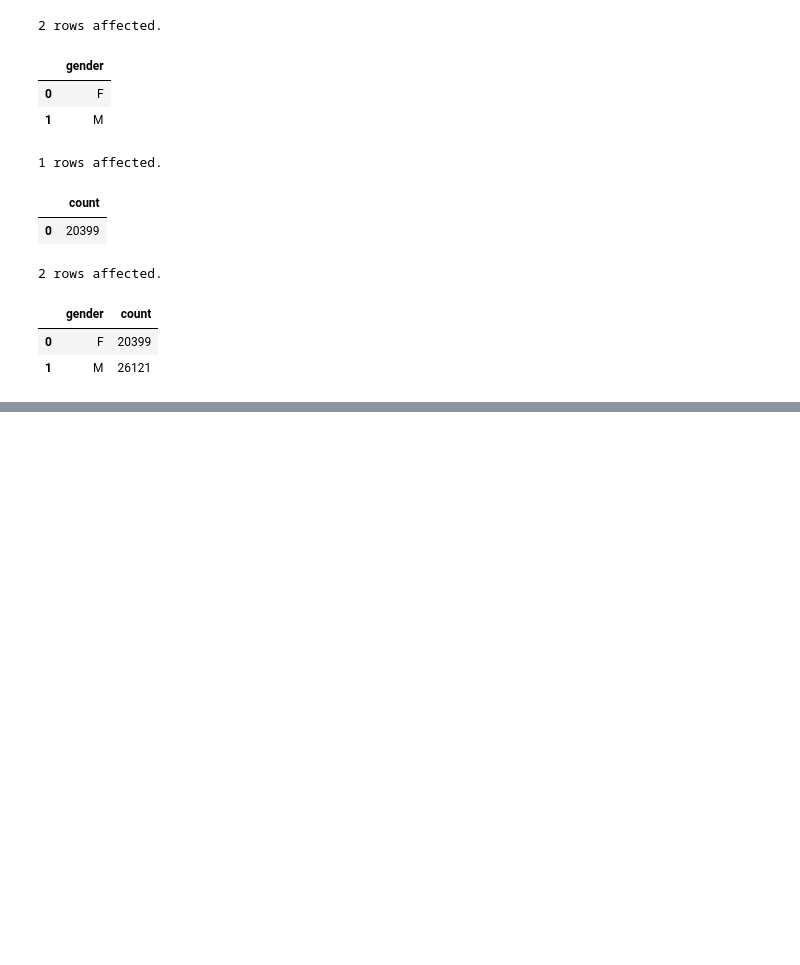
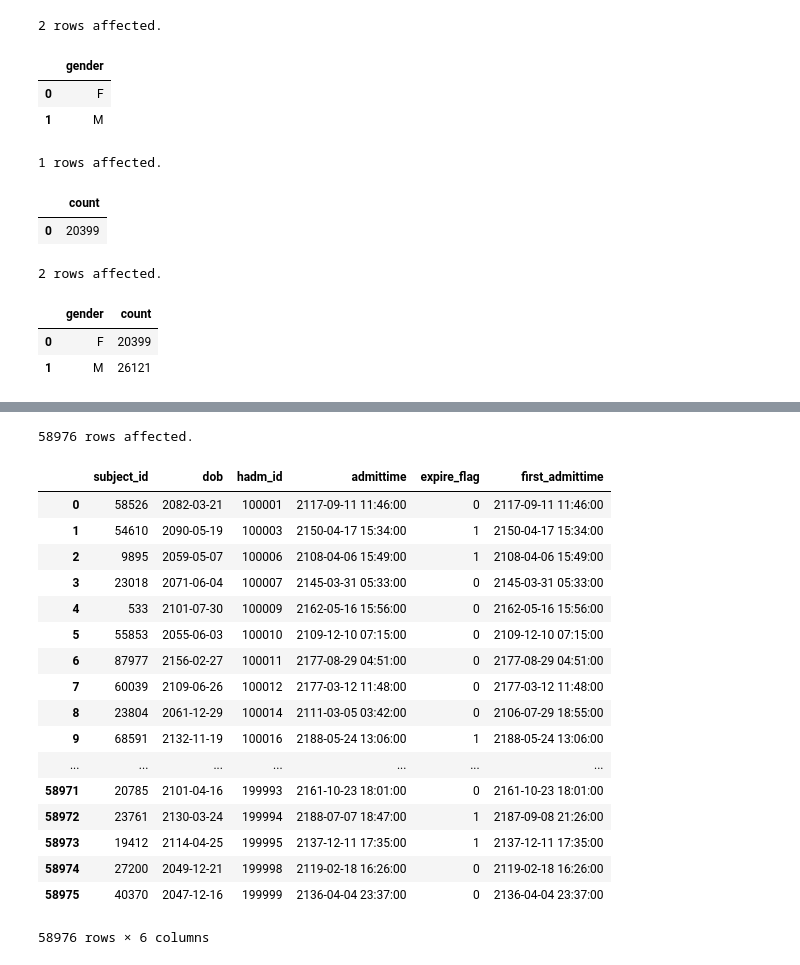
Before and after one commit to fehiepsi/mimic3, a Jupyter notebook: executable/querying.ipynb, the cells around one changed output, grey strips where cells are left out. Drawn from its saved outputs; the diff is of its cells as text; code cells hidden in the pictures; blank space fills up the shorter version.

```diff
--- a/executable/querying.ipynb
+++ b/executable/querying.ipynb
@@ -138,0 +182,27 @@ GROUP BY gender
+# %%
+%%sql SELECT p.subject_id, p.dob, a.hadm_id, a.admittime, p.expire_flag,
+    MIN (a.admittime) OVER (PARTITION BY p.subject_id) AS first_admittime
+FROM admissions a
+INNER JOIN patients p
+ON p.subject_id = a.subject_id
+ORDER BY a.hadm_id, p.subject_id;
+# %% [output]
+58976 rows affected.
+|  | subject_id | dob | hadm_id | admittime | expire_flag | first_admittime |
+| 0 | 58526 | 2082-03-21 | 100001 | 2117-09-11 11:46:00 | 0 | 2117-09-11 11:46:00 |
+| 1 | 54610 | 2090-05-19 | 100003 | 2150-04-17 15:34:00 | 1 | 2150-04-17 15:34:00 |
+| 2 | 9895 | 2059-05-07 | 100006 | 2108-04-06 15:49:00 | 1 | 2108-04-06 15:49:00 |
+| 3 | 23018 | 2071-06-04 | 100007 | 2145-03-31 05:33:00 | 0 | 2145-03-31 05:33:00 |
+| 4 | 533 | 2101-07-30 | 100009 | 2162-05-16 15:56:00 | 0 | 2162-05-16 15:56:00 |
+| 5 | 55853 | 2055-06-03 | 100010 | 2109-12-10 07:15:00 | 0 | 2109-12-10 07:15:00 |
+| 6 | 87977 | 2156-02-27 | 100011 | 2177-08-29 04:51:00 | 0 | 2177-08-29 04:51:00 |
+| 7 | 60039 | 2109-06-26 | 100012 | 2177-03-12 11:48:00 | 0 | 2177-03-12 11:48:00 |
+| 8 | 23804 | 2061-12-29 | 100014 | 2111-03-05 03:42:00 | 0 | 2106-07-29 18:55:00 |
+| 9 | 68591 | 2132-11-19 | 100016 | 2188-05-24 13:06:00 | 1 | 2188-05-24 13:06:00 |
+| ... | ... | ... | ... | ... | ... | ... |
+| 58971 | 20785 | 2101-04-16 | 199993 | 2161-10-23 18:01:00 | 0 | 2161-10-23 18:01:00 |
+| 58972 | 23761 | 2130-03-24 | 199994 | 2188-07-07 18:47:00 | 1 | 2187-09-08 21:26:00 |
+| 58973 | 19412 | 2114-04-25 | 199995 | 2137-12-11 17:35:00 | 1 | 2137-12-11 17:35:00 |
+| 58974 | 27200 | 2049-12-21 | 199998 | 2119-02-18 16:26:00 | 0 | 2119-02-18 16:26:00 |
+| 58975 | 40370 | 2047-12-16 | 199999 | 2136-04-04 23:37:00 | 0 | 2136-04-04 23:37:00 |
+58976 rows × 6 columns
```
Also changed, not shown: parts of 25 cells of this notebook.
